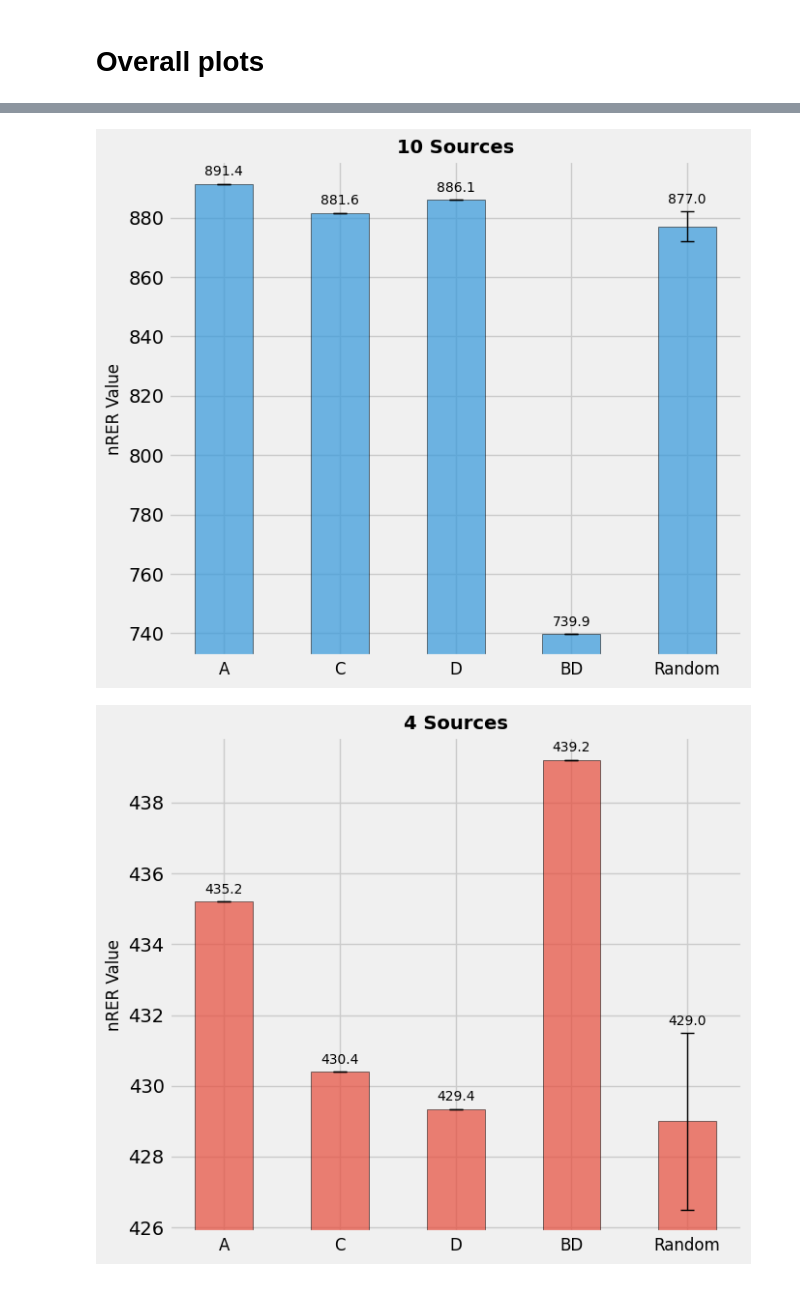
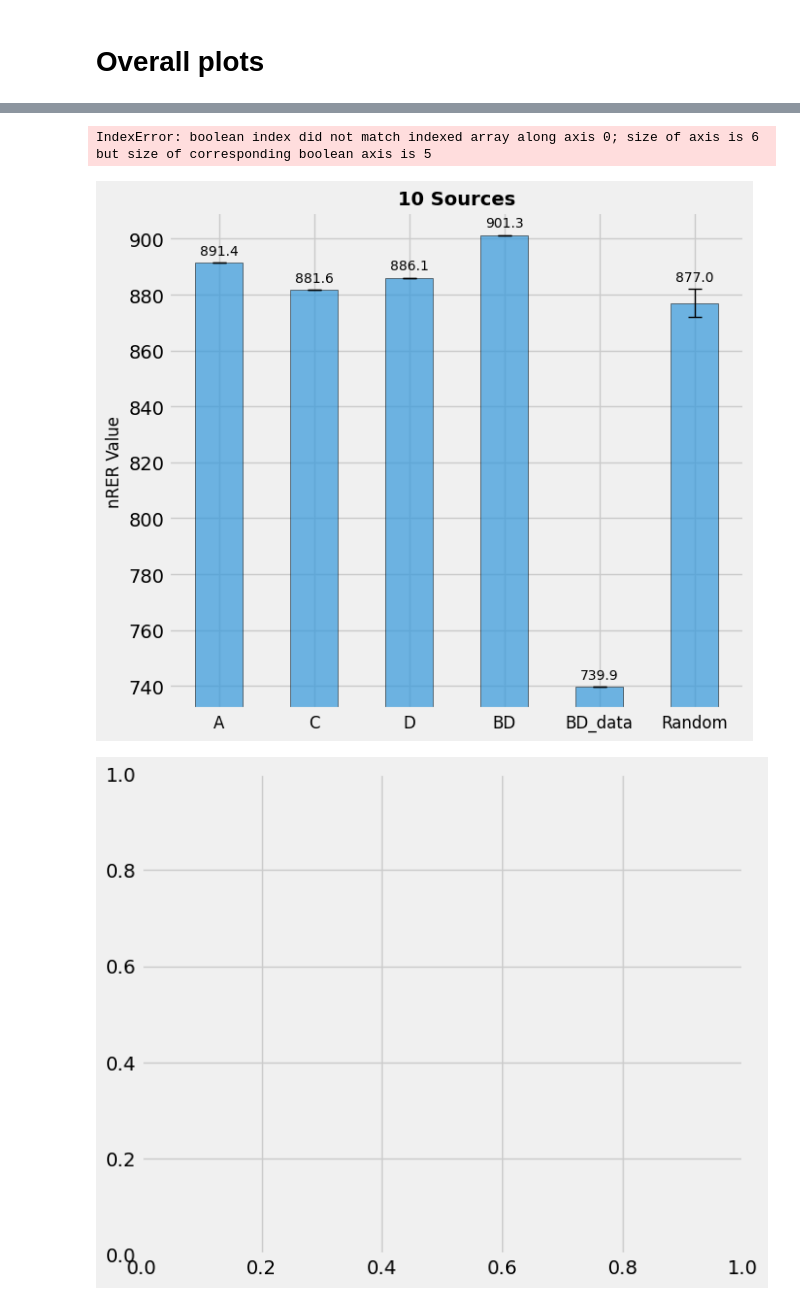
Before and after one commit to armercier/Hybrid-OED, a Jupyter notebook: src/scripts/overall_plots.ipynb, the cells around one changed output, grey strips where cells are left out. Cells and saved outputs as stored; diff of their text form; code cells hidden in the pictures.

```diff
--- a/src/scripts/overall_plots.ipynb
+++ b/src/scripts/overall_plots.ipynb
@@ -14,7 +14,7 @@ l1 = []
 l2 = []
 nRER = []
 
-for file_name in ["test_case_A", "test_case_C","test_case_D","test_case_BD","comprehensive_case"]:
+for file_name in ["test_case_A", "test_case_C","test_case_D","test_case_BD","test_case_BD_data_outerloss","comprehensive_case"]:
     # Load the data
     print("Loading data for {}".format(file_name))
     data = np.load("fwi_results_{}.npz".format(file_name))
@@ -280,9 +292,9 @@ cbar_bot.set_label('m/s ')
 # %%
 # Data (excluding 'Comprehensive')
-categories = ['A', 'C', 'D', 'BD', 'Random']
+categories = ['A', 'C', 'D', 'BD', 'BD_data', 'Random']
 values_10 = np.array(nRER[:-1])
 values_10 = np.append(values_10, 877.00)
-errors_10 = np.array([0, 0, 0, 0, 5.0])
+errors_10 = np.array([0, 0, 0, 0,0, 5.0])
 
 values_4  = np.array([435.22, 430.41, 429.35, 439.21, 429.00])
 errors_4  = np.array([0, 0, 0, 0, 2.5])
@@ -301,35 +313,36 @@ def calc_ylim(vals, errs):
 ymin10, ymax10 = calc_ylim(values_10, errors_10)
 plt.style.use('fivethirtyeight')
 fig1, ax1 = plt.subplots(figsize=(7, 6))
 ax1.bar(x, values_10, width, color='#3498DB', edgecolor='k', alpha=0.7, yerr=errors_10, capsize=5, error_kw=dict(elinewidth=1, capthick=1))
 ax1.set_xticks(x)
 ax1.set_xticklabels(categories, fontsize=12)
 ax1.set_ylim(ymin10, ymax10)
 ax1.set_ylabel('nRER Value', fontsize=12)
 ax1.set_title('10 Sources', fontsize=14, fontweight='bold')
 for xi, yi, ei in zip(x, values_10, errors_10):
     ax1.text(xi, yi + (ymax10-ymin10)*0.01 + ei, f'{yi:.1f}', ha='center', va='bottom', fontsize=10)
 plt.tight_layout()
 # plt.show()
-# plt.savefig("barplot_nRER_10sources.pdf")
+plt.savefig("barplot_nRER_10sources.pdf")
 
 # --- 4 sources ---
 ymin4, ymax4 = calc_ylim(values_4, errors_4)
 fig2, ax2 = plt.subplots(figsize=(7, 6))
 mask4 = ~np.isnan(values_4)
 ax2.bar(x[mask4], values_4[mask4], width, color='#E74C3C', edgecolor='k', alpha=0.7, yerr=errors_4[mask4], capsize=5, error_kw=dict(elinewidth=1, capthick=1))
 ax2.set_xticks(x)
 ax2.set_xticklabels(categories, fontsize=12)
 ax2.set_ylim(ymin4, ymax4)
 ax2.set_ylabel('nRER Value', fontsize=12)
 ax2.set_title('4 Sources', fontsize=14, fontweight='bold')
 for xi, yi, ei in zip(x[mask4], values_4[mask4], errors_4[mask4]):
     ax2.text(xi, yi + (ymax4-ymin4)*0.01 + ei, f'{yi:.1f}', ha='center', va='bottom', fontsize=10)
 plt.tight_layout()
 # plt.show()
 # plt.savefig("barplot_nRER_4sources.pdf")
 # %% [output]
+IndexError: boolean index did not match indexed array along axis 0; size of axis is 6 but size of corresponding boolean axis is 5
-[figure, old version]
+[figure, new version]
-[figure, old version]
+[figure, new version]
 # %%
 # Data (excluding 'Comprehensive')
```
Also changed, not shown: parts of 6 cells of this notebook, 5 other files.
